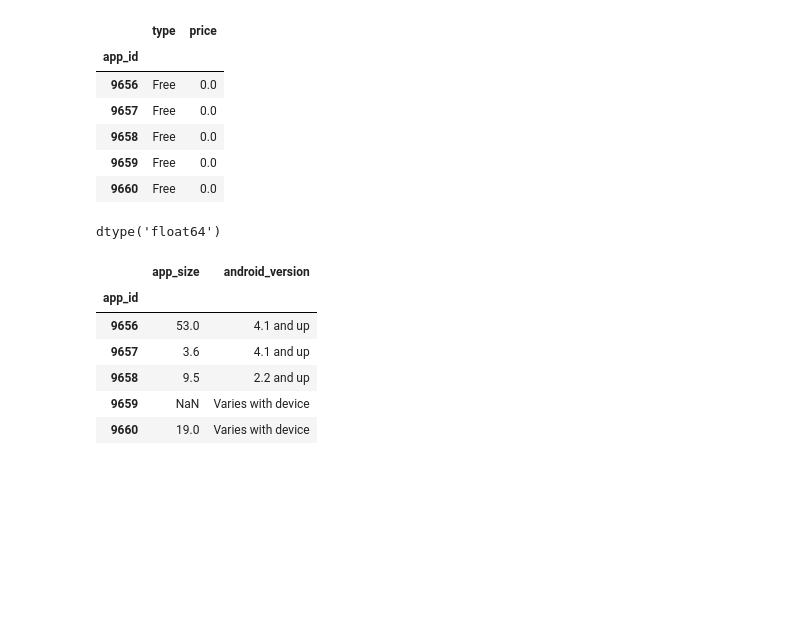
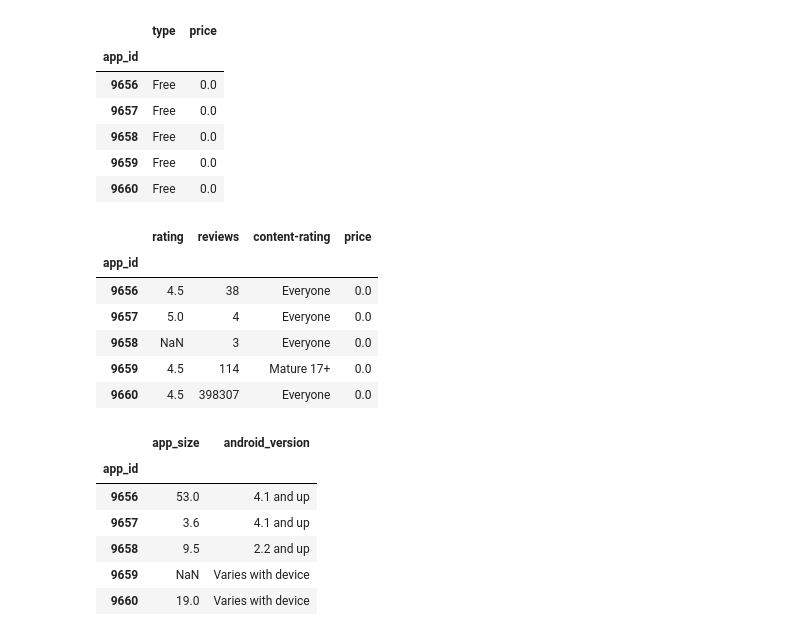
Before and after one commit to schoure98/Google-Applications-Analysis, a Jupyter notebook: app_store.ipynb, the cells around one changed output. Cells and saved outputs as stored; diff of their text form; code cells hidden in the pictures; blank space fills up the shorter version.

```diff
--- a/app_store.ipynb
+++ b/app_store.ipynb
@@ -114,0 +111,6 @@ dtype('O')
+# %%
+#modifying 1.9.0 to 1.9
+df['Rating'] = df['Rating'].astype('string')
+df['Rating'] = df['Rating'].str.replace("19","1.9")
+df['Rating'] = pd.to_numeric(df['Rating'])
+df['Rating'].dtypes
@@ -147,21 +151,19 @@ df_price.tail()
 # %%
 #creating a new dataframe for ratings table
 ratings = df[['Rating', 'Reviews', 'Content Rating', 'Price']]
 column_names = ['rating','reviews','content-rating', 'price']
 
-df['Rating'] = df['Rating'].astype('string')
-
-df['Rating'] = df['Rating'].str.replace("19","0")
-
 df_ratings = pd.DataFrame(ratings)
-
 df_ratings.columns = column_names
-df['Rating'] = pd.to_numeric(df['Rating'])
-
 df_ratings.tail()
-df_ratings['rating'].dtypes
 # %% [output]
-dtype('float64')
+|  | rating | reviews | content-rating | price |
+| app_id |  |  |  |  |
+| 9656 | 4.5 | 38 | Everyone | 0.0 |
+| 9657 | 5.0 | 4 | Everyone | 0.0 |
+| 9658 | NaN | 3 | Everyone | 0.0 |
+| 9659 | 4.5 | 114 | Mature 17+ | 0.0 |
+| 9660 | 4.5 | 398307 | Everyone | 0.0 |
 # %%
 #creating a new dataframe for requirements table
 requirements = df[['Size', 'Android Ver']]
```
Also changed, not shown: parts of 2 cells of this notebook.
